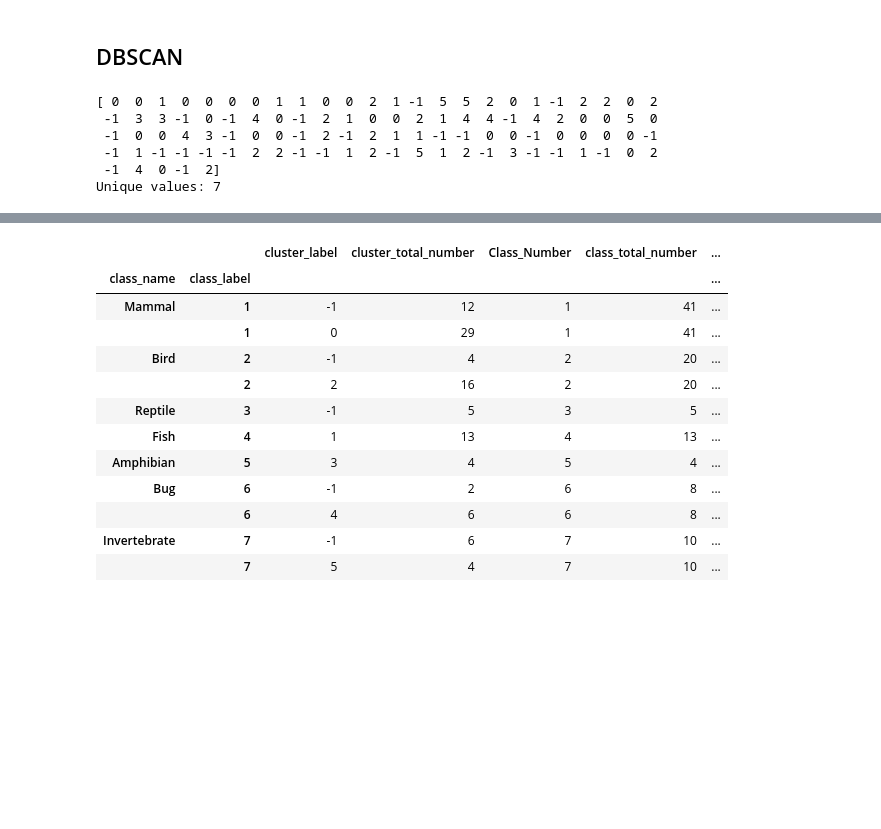
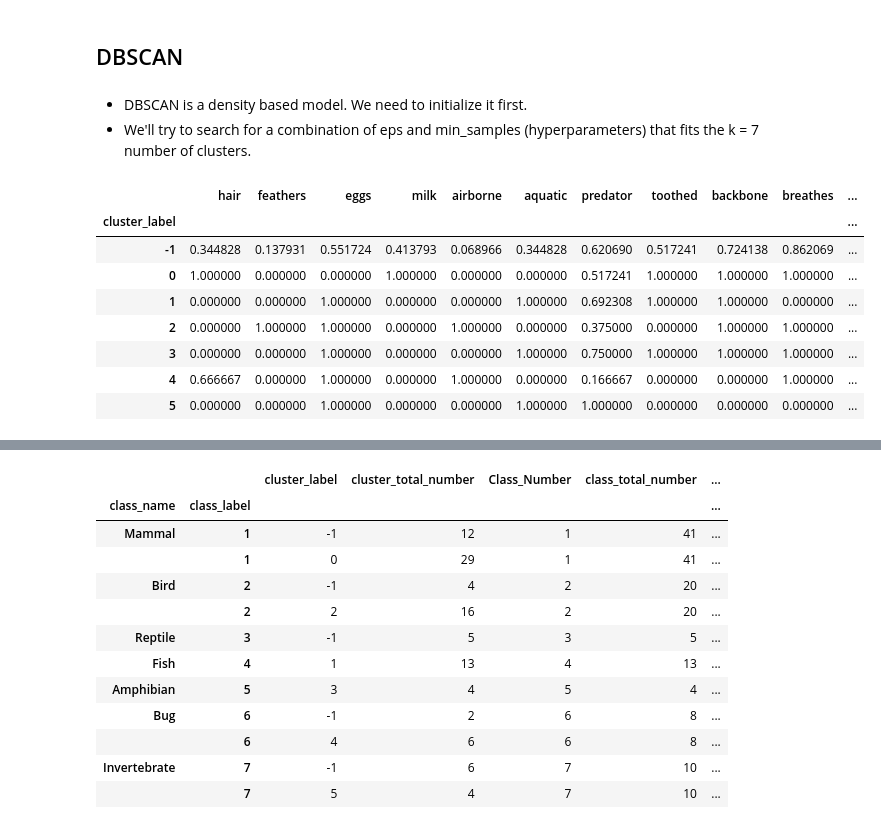
Before and after one commit to ffaundezcab/animal_classification, a Jupyter notebook: notebooks/model.ipynb, the cells around one changed output, grey strips where cells are left out. Saved outputs shown, nothing was run; the diff lists cells and outputs as text; code cells hidden in the pictures; blank space fills up the shorter version.

```diff
--- a/notebooks/model.ipynb
+++ b/notebooks/model.ipynb
@@ -210,16 +356,18 @@ dtype: int64
 ## DBSCAN
 # %%
 from sklearn.cluster import DBSCAN
+# %% [markdown]
+- DBSCAN is a density based model. We need to initialize it first.
+- We'll try to search for a combination of eps and min_samples (hyperparameters) that fits the k = 7 number of clusters.
 # %%
 # todo: method for getting eps and min_sample, not arbitrary
-dbsc = DBSCAN(eps = 1,min_samples = 4).fit_predict(X)
-print(dbsc)
 
-print(f'Unique values: {len(set(dbsc))}')
+hyperp_search_tuples = []
+for ep_val in range(10):
+    for ms_val in range(30):
+        dbsc = DBSCAN(eps = ep_val+1,min_samples = ms_val+1).fit_predict(X)
+        unique_clusters = len(set(dbsc))
+        hyperp_search_tuples.append((ep_val+1,ms_val+1,unique_clusters))
+        # print(f'Unique values: {len(set(dbsc))}')
+
+result_hyperp_search = pd.DataFrame(hyperp_search_tuples, columns = ['eps', "min_samples", "unique_clusters"])
-# %% [output]
-[ 0  0  1  0  0  0  0  1  1  0  0  2  1 -1  5  5  2  0  1 -1  2  2  0  2
- -1  3  3 -1  0 -1  4  0 -1  2  1  0  0  2  1  4  4 -1  4  2  0  0  5  0
- -1  0  0  4  3 -1  0  0 -1  2 -1  2  1  1 -1 -1  0  0 -1  0  0  0  0 -1
- -1  1 -1 -1 -1 -1  2  2 -1 -1  1  2 -1  5  1  2 -1  3 -1 -1  1 -1  0  2
- -1  4  0 -1  2]
-Unique values: 7
@@ -227,0 +383,12 @@ yhat, comp_table = create_comparation_table_clustering(dbsc, X, labels, dict_cla
+# %%
+centroids_clusters_db
+# %% [output]
+|  | hair | feathers | eggs | milk | airborne | aquatic | predator | toothed | backbone | breathes | ... |
+| cluster_label |  |  |  |  |  |  |  |  |  |  | ... |
+| -1 | 0.344828 | 0.137931 | 0.551724 | 0.413793 | 0.068966 | 0.344828 | 0.620690 | 0.517241 | 0.724138 | 0.862069 | ... |
+| 0 | 1.000000 | 0.000000 | 0.000000 | 1.000000 | 0.000000 | 0.000000 | 0.517241 | 1.000000 | 1.000000 | 1.000000 | ... |
+| 1 | 0.000000 | 0.000000 | 1.000000 | 0.000000 | 0.000000 | 1.000000 | 0.692308 | 1.000000 | 1.000000 | 0.000000 | ... |
+| 2 | 0.000000 | 1.000000 | 1.000000 | 0.000000 | 1.000000 | 0.000000 | 0.375000 | 0.000000 | 1.000000 | 1.000000 | ... |
+| 3 | 0.000000 | 0.000000 | 1.000000 | 0.000000 | 0.000000 | 1.000000 | 0.750000 | 1.000000 | 1.000000 | 1.000000 | ... |
+| 4 | 0.666667 | 0.000000 | 1.000000 | 0.000000 | 1.000000 | 0.000000 | 0.166667 | 0.000000 | 0.000000 | 1.000000 | ... |
+| 5 | 0.000000 | 0.000000 | 1.000000 | 0.000000 | 0.000000 | 1.000000 | 1.000000 | 0.000000 | 0.000000 | 0.000000 | ... |
```
Also changed, not shown: parts of 41 cells of this notebook.
